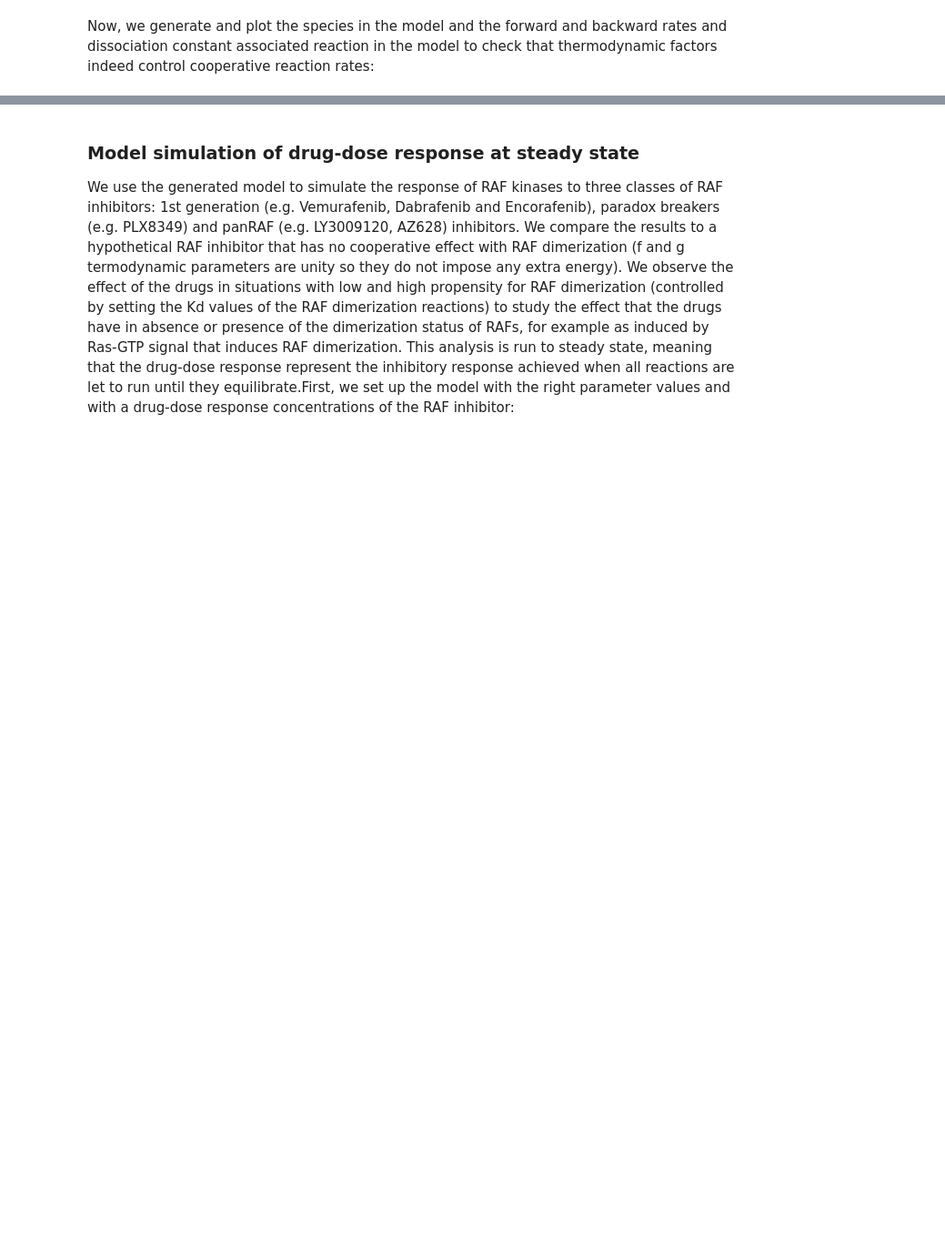
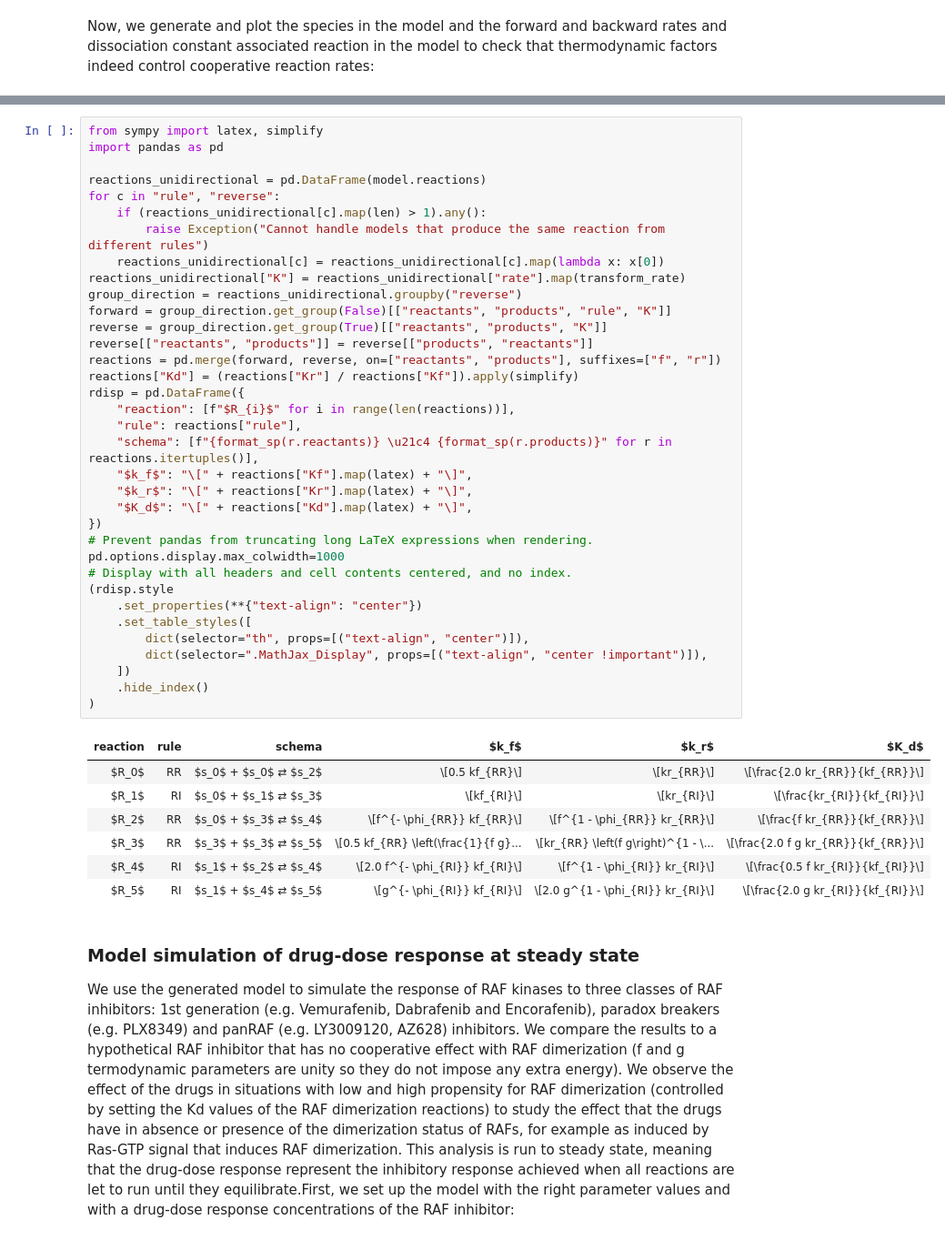
Before and after one commit to lgerosa/rosa_webinar_20Jan2021, a Jupyter notebook: toy_example_RAF_RAFi.ipynb, the cells around one changed output, grey strips where cells are left out. Shown: that part at 91% size. Drawn from its saved outputs; the diff is of its cells as text; blank space fills up the shorter version.

Commit message:
Improve reaction rate table formatting

```diff
--- a/toy_example_RAF_RAFi.ipynb
+++ b/toy_example_RAF_RAFi.ipynb
@@ -258,3 +170,46 @@ all_rates_tidy
+# %%
+from sympy import latex, simplify
+import pandas as pd
+
+reactions_unidirectional = pd.DataFrame(model.reactions)
+for c in "rule", "reverse":
+    if (reactions_unidirectional[c].map(len) > 1).any():
+        raise Exception("Cannot handle models that produce the same reaction from different rules")
+    reactions_unidirectional[c] = reactions_unidirectional[c].map(lambda x: x[0])
+reactions_unidirectional["K"] = reactions_unidirectional["rate"].map(transform_rate)
+group_direction = reactions_unidirectional.groupby("reverse")
+forward = group_direction.get_group(False)[["reactants", "products", "rule", "K"]]
+reverse = group_direction.get_group(True)[["reactants", "products", "K"]]
+reverse[["reactants", "products"]] = reverse[["products", "reactants"]]
+reactions = pd.merge(forward, reverse, on=["reactants", "products"], suffixes=["f", "r"])
+reactions["Kd"] = (reactions["Kr"] / reactions["Kf"]).apply(simplify)
+rdisp = pd.DataFrame({
+    "reaction": [f"$R_{i}$" for i in range(len(reactions))],
+    "rule": reactions["rule"],
+    "schema": [f"{format_sp(r.reactants)} \u21c4 {format_sp(r.products)}" for r in reactions.itertuples()],
+    "$k_f$": "\[" + reactions["Kf"].map(latex) + "\]",
+    "$k_r$": "\[" + reactions["Kr"].map(latex) + "\]",
+    "$K_d$": "\[" + reactions["Kd"].map(latex) + "\]",
+})
+# Prevent pandas from truncating long LaTeX expressions when rendering.
+pd.options.display.max_colwidth=1000
+# Display with all headers and cell contents centered, and no index.
+(rdisp.style
+    .set_properties(**{"text-align": "center"})
+    .set_table_styles([
+        dict(selector="th", props=[("text-align", "center")]),
+        dict(selector=".MathJax_Display", props=[("text-align", "center !important")]),
+    ])
+    .hide_index()
+)
+# %% [output]
+| reaction | rule | schema | $k_f$ | $k_r$ | $K_d$ |
+| $R_0$ | RR | $s_0$ + $s_0$ ⇄ $s_2$ | \[0.5 kf_{RR}\] | \[kr_{RR}\] | \[\frac{2.0 kr_{RR}}{kf_{RR}}\] |
+| $R_1$ | RI | $s_0$ + $s_1$ ⇄ $s_3$ | \[kf_{RI}\] | \[kr_{RI}\] | \[\frac{kr_{RI}}{kf_{RI}}\] |
+| $R_2$ | RR | $s_0$ + $s_3$ ⇄ $s_4$ | \[f^{- \phi_{RR}} kf_{RR}\] | \[f^{1 - \phi_{RR}} kr_{RR}\] | \[\frac{f kr_{RR}}{kf_{RR}}\] |
+| $R_3$ | RR | $s_3$ + $s_3$ ⇄ $s_5$ | \[0.5 kf_{RR} \left(\frac{1}{f g}... | \[kr_{RR} \left(f g\right)^{1 - \... | \[\frac{2.0 f g kr_{RR}}{kf_{RR}}\] |
+| $R_4$ | RI | $s_1$ + $s_2$ ⇄ $s_4$ | \[2.0 f^{- \phi_{RI}} kf_{RI}\] | \[f^{1 - \phi_{RI}} kr_{RI}\] | \[\frac{0.5 f kr_{RI}}{kf_{RI}}\] |
+| $R_5$ | RI | $s_1$ + $s_4$ ⇄ $s_5$ | \[g^{- \phi_{RI}} kf_{RI}\] | \[2.0 g^{1 - \phi_{RI}} kr_{RI}\] | \[\frac{2.0 g kr_{RI}}{kf_{RI}}\] |
 # %% [markdown]
 ### Model simulation of drug-dose response at steady state
 
```
Also changed, not shown: parts of 5 cells of this notebook.
